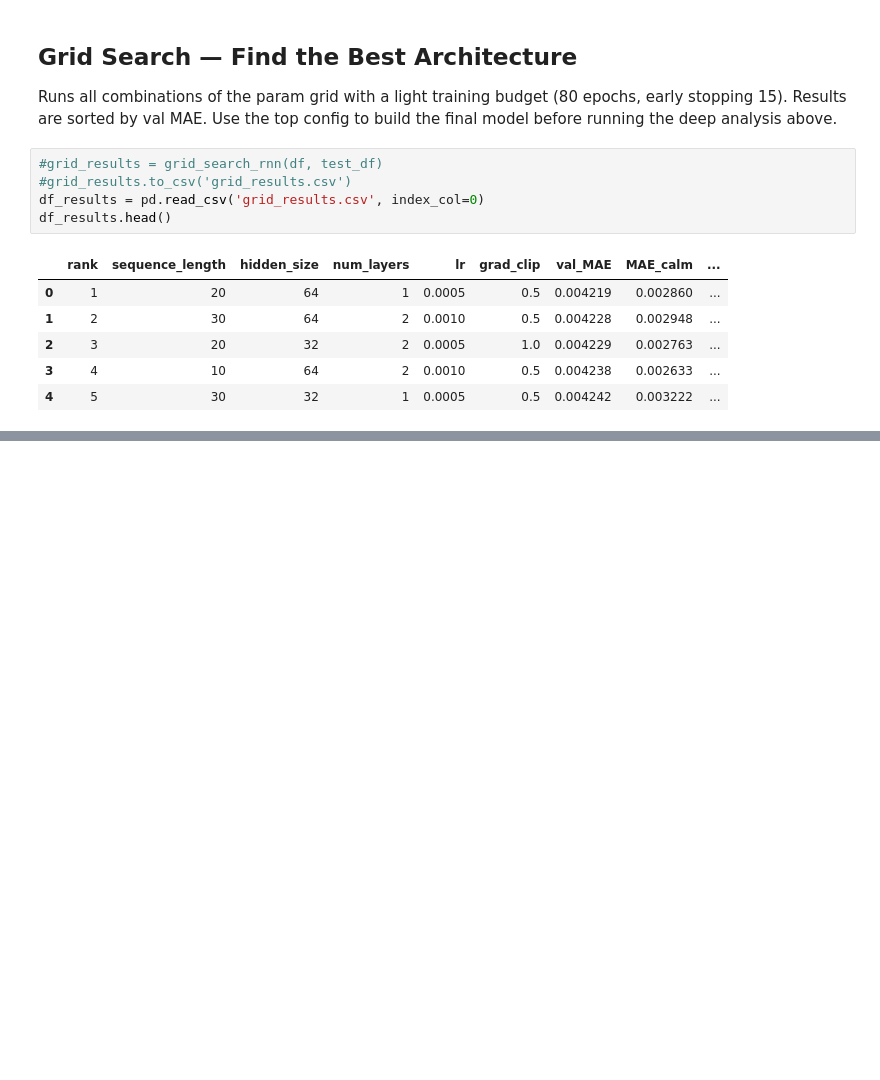
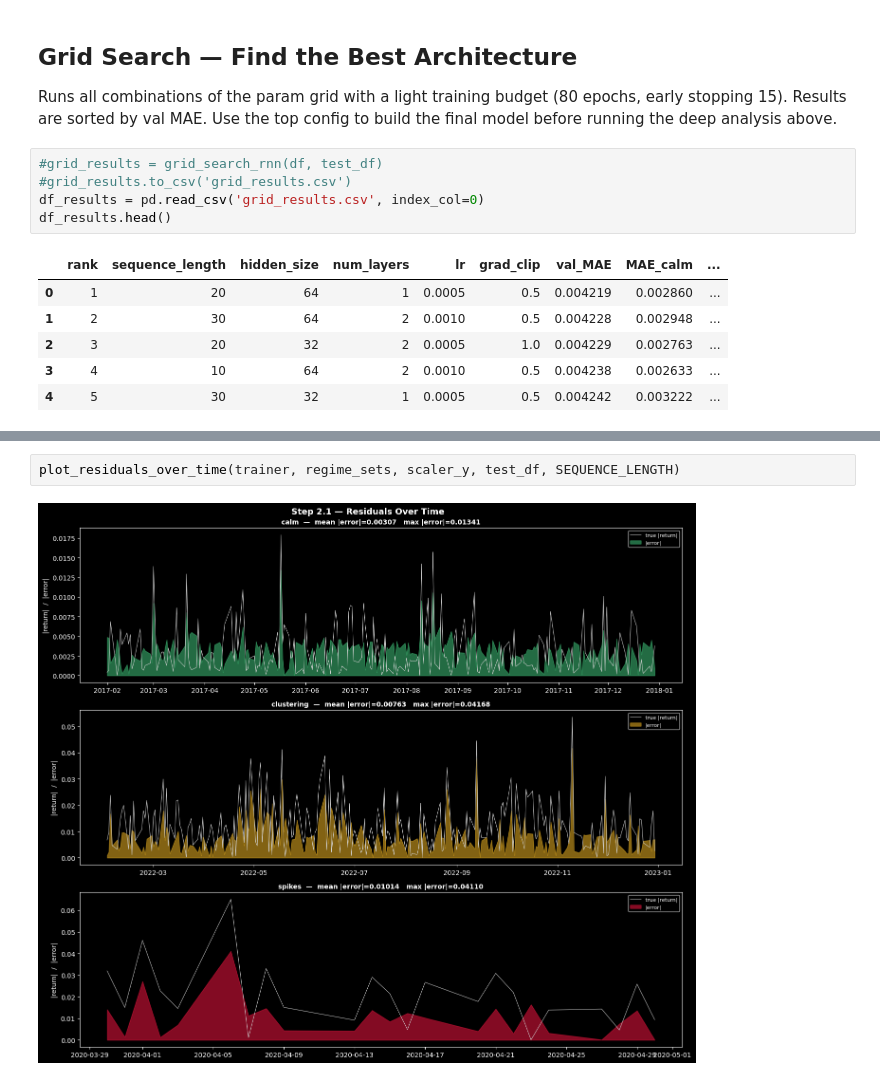
Before and after one commit to edouardblnc87/deep_learning_implementation, a Jupyter notebook: 6_rnn.ipynb, the cells around one changed output, grey strips where cells are left out. Drawn from its saved outputs; the diff is of its cells as text; blank space fills up the shorter version.

```diff
--- a/6_rnn.ipynb
+++ b/6_rnn.ipynb
@@ -279,0 +295,4 @@ Already done via `evaluate_regimes` — but go deeper. Look at the worst 5% of p
+# %%
+plot_residuals_over_time(trainer, regime_sets, scaler_y, test_df, SEQUENCE_LENGTH)
+# %% [output]
+[figure, added]
```
Also changed, not shown: parts of 42 cells of this notebook, 3 other files.
